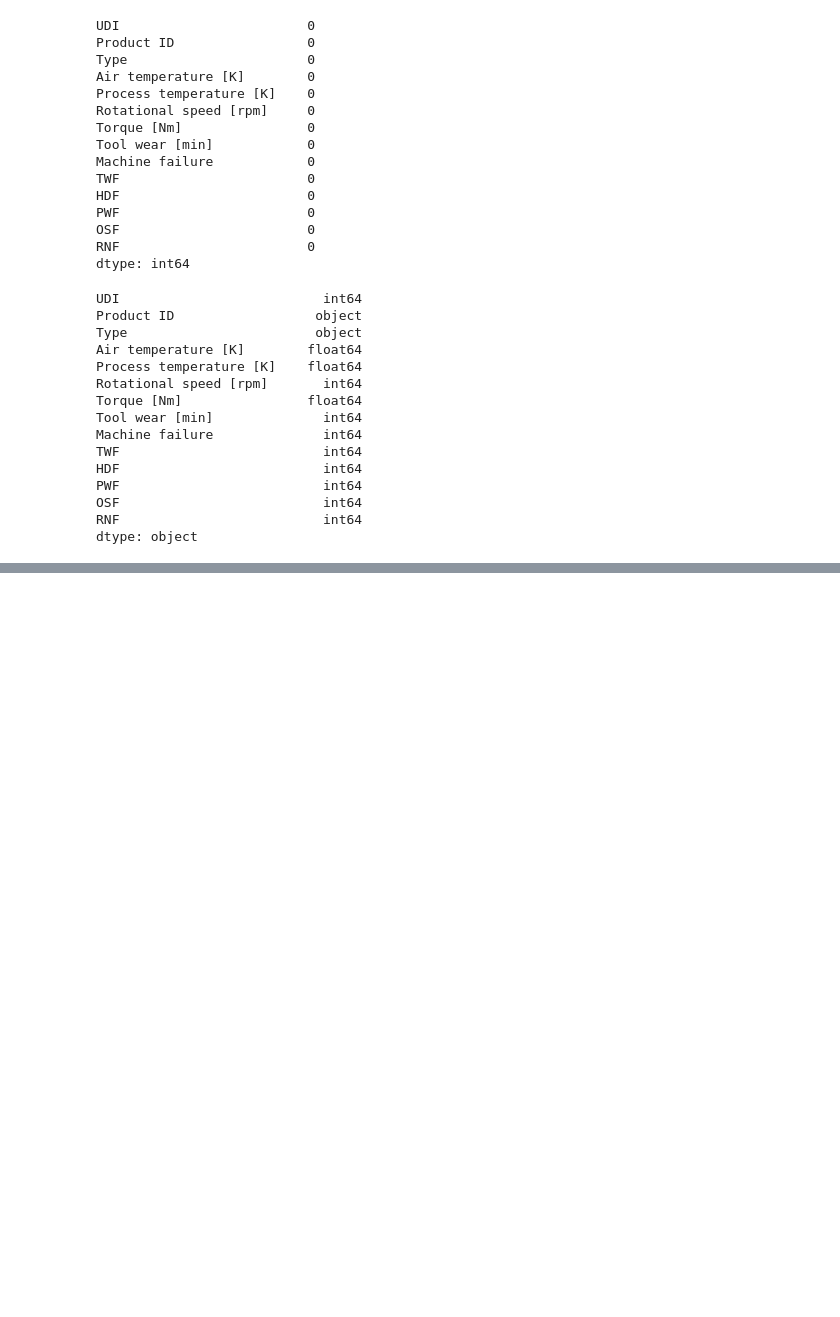
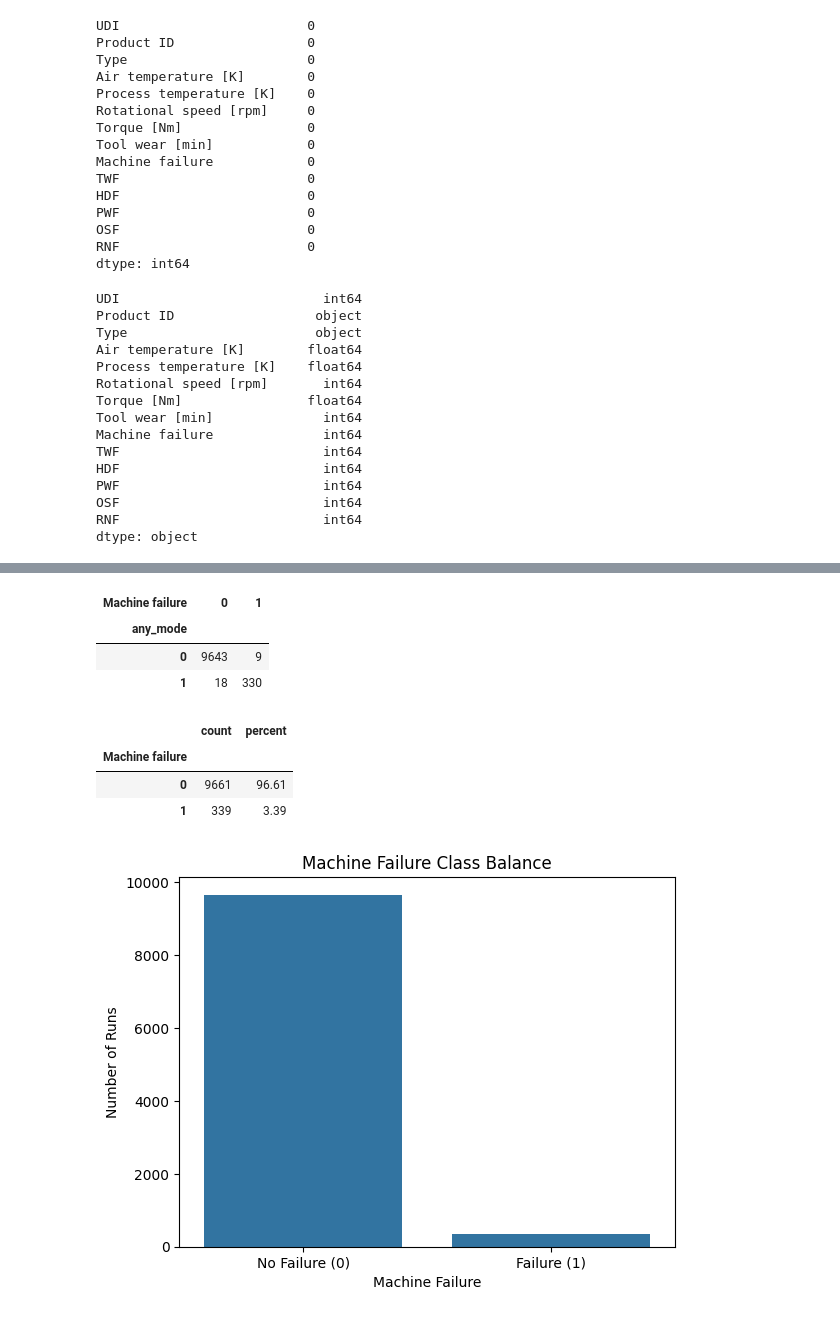
Before and after one commit to Praful-Chunchu/cnc-shop-predictive-maintenance-, a Jupyter notebook: notebooks/01_eda.ipynb, the cells around one changed output, grey strips where cells are left out. Saved outputs shown, nothing was run; the diff lists cells and outputs as text; code cells hidden in the pictures; blank space fills up the shorter version.

```diff
--- a/notebooks/01_eda.ipynb
+++ b/notebooks/01_eda.ipynb
@@ -9,5 +10,5 @@ pwd
 # %%
-predictive_df = pd.read_csv('/Users/prafulchunchu/Desktop/Duke/AIPI510/moduleProj3/ai4i2020.csv')
+predictive_df = pd.read_csv("../data/raw/ai4i2020.csv")
 predictive_df.head()
 # %% [output]
 |  | UDI | Product ID | Type | Air temperature [K] | Process temperature [K] | Rotational speed [rpm] | ... |
@@ -66,0 +107,10 @@ dtype: object
+# %%
+# Checking for any correlations between different failures and overall Machine Failure
+
+failure_cols = ['TWF', 'HDF', 'PWF', 'OSF', 'RNF']
+target = 'Machine failure'
+
+
+for col in failure_cols:
+    print(f"--- {col} vs {target} ---")
+    display(pd.crosstab(predictive_df[col], predictive_df[target]))
@@ -66,0 +146,8 @@ dtype: object
+# %%
+predictive_df['any_mode'] = predictive_df[['TWF', 'HDF', 'PWF', 'OSF', 'RNF']].max(axis=1)
+pd.crosstab(predictive_df['any_mode'], predictive_df[target])
+# %% [output]
+| Machine failure | 0 | 1 |
+| any_mode |  |  |
+| 0 | 9643 | 9 |
+| 1 | 18 | 330 |
@@ -66,0 +158,19 @@ dtype: object
+# %%
+counts = predictive_df[target].value_counts()
+percents = predictive_df[target].value_counts(normalize=True) * 100
+pd.DataFrame({'count': counts, 'percent': percents.round(2)})
+# %% [output]
+|  | count | percent |
+| Machine failure |  |  |
+| 0 | 9661 | 96.61 |
+| 1 | 339 | 3.39 |
+# %%
+ax = sns.countplot(data=predictive_df, x=target)
+ax.set_title('Machine Failure Class Balance')
+ax.set_xlabel('Machine Failure')
+ax.set_ylabel('Number of Runs')
+ax.set_xticks([0, 1])
+ax.set_xticklabels(['No Failure (0)', 'Failure (1)'])
+plt.show()
+# %% [output]
+[figure, added]
```
Also changed, not shown: parts of 14 cells of this notebook, 1 other file.
